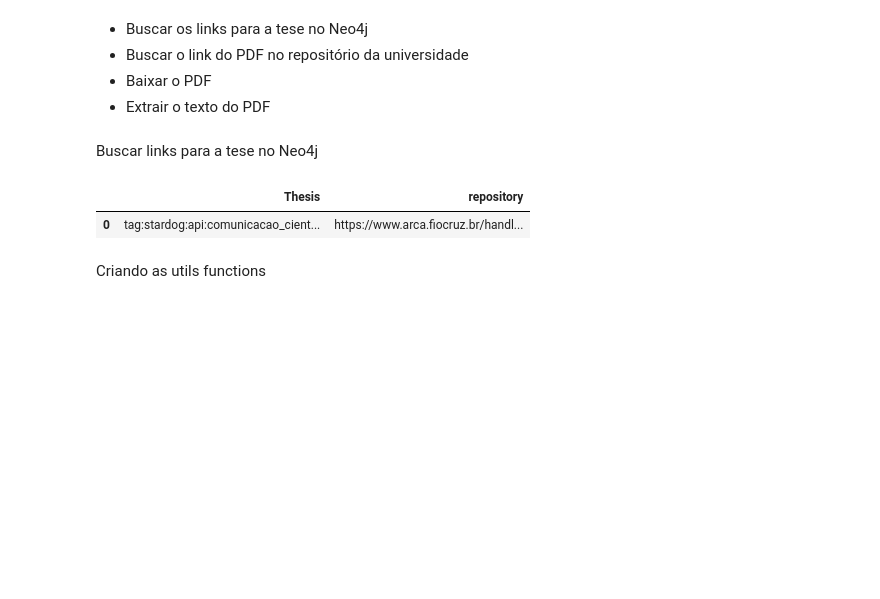
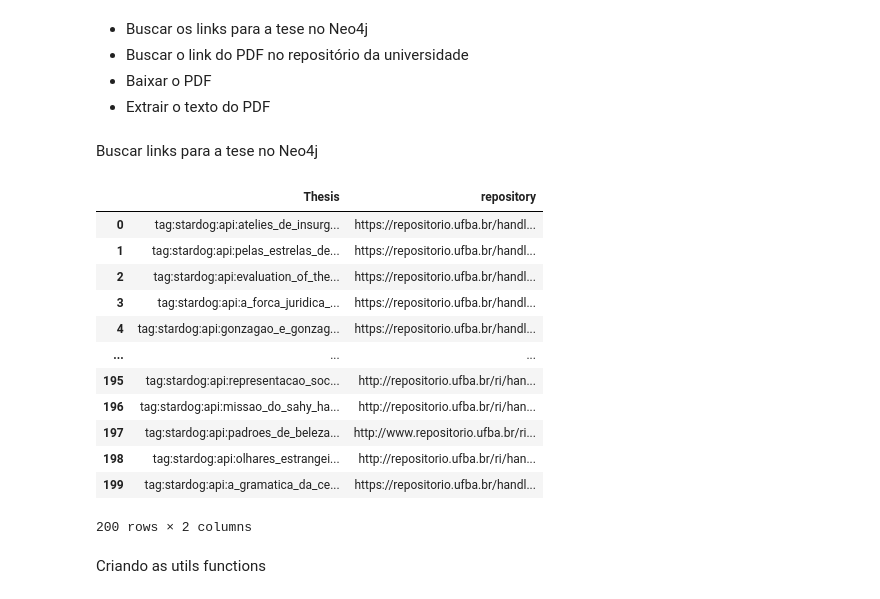
Before and after one commit to fabiocorreacordeiro/Indigenous-Slavery-KG, a Jupyter notebook: data/crawler_bibliotecas/Crawler UFBA.ipynb, the cells around one changed output. Cells and saved outputs as stored; diff of their text form; code cells hidden in the pictures; blank space fills up the shorter version.

```diff
--- a/data/crawler_bibliotecas/Crawler UFBA.ipynb
+++ b/data/crawler_bibliotecas/Crawler UFBA.ipynb
@@ -40,35 +40,46 @@ MATCH (t:Thesis)-[:publisher]-(uni:University{uri:'tag:stardog:api:UFBA'})
 WHERE NOT EXISTS {(t{processed:true})}
 RETURN distinct(t["uri"]) as Thesis, t["repository"] as repository
 """
 
 # Alternative query to get theses that do not have excerpts and have been processed.
 query2 = """
 match (t:Thesis)-[:publisher]-(uni:University{uri:'tag:stardog:api:UFBA'})
 where (not (t:Thesis)-[:BFO_0000050]-(:Exerpt)) and  exists {(t{processed:true})}
 return distinct(t["uri"]) as Thesis, t["repository"] as repository
 """
 
 # Query to retrive theses with few pages and their repositories.
 query3 = """
 MATCH (t:Thesis)-[:publisher]-(uni:University{uri:'tag:stardog:api:UFBA'})
 Match (t:Thesis)-[:BFO_0000050]-(e:Exerpt)
 RETURN count(e) as pages, t["uri"] as Thesis, t["repository"] as repository
  order by (pages) limit 40
 """
 
 graph = GraphDatabase.driver(NEO4J_URL, auth=(NEO4J_USERNAME, NEO4J_PASSWORD))
 results = graph.execute_query(query1).records
 graph.close()
 
 #results = graph.query(query2)
 # Convert the results to a DataFrame
 #thesis_repository = pd.DataFrame(results, columns=["pages", "Thesis", "repository"])
 thesis_repository = pd.DataFrame(results, columns=["Thesis", "repository"])
-thesis_repository = thesis_repository[:1].reset_index(drop=True)
+thesis_repository = thesis_repository[:200].reset_index(drop=True)
 thesis_repository
 # %% [output]
 |  | Thesis | repository |
-| 0 | tag:stardog:api:comunicacao_cient... | https://www.arca.fiocruz.br/handl... |
+| 0 | tag:stardog:api:atelies_de_insurg... | https://repositorio.ufba.br/handl... |
+| 1 | tag:stardog:api:pelas_estrelas_de... | https://repositorio.ufba.br/handl... |
+| 2 | tag:stardog:api:evaluation_of_the... | https://repositorio.ufba.br/handl... |
+| 3 | tag:stardog:api:a_forca_juridica_... | https://repositorio.ufba.br/handl... |
+| 4 | tag:stardog:api:gonzagao_e_gonzag... | https://repositorio.ufba.br/handl... |
+| ... | ... | ... |
+| 195 | tag:stardog:api:representacao_soc... | http://repositorio.ufba.br/ri/han... |
+| 196 | tag:stardog:api:missao_do_sahy_ha... | http://repositorio.ufba.br/ri/han... |
+| 197 | tag:stardog:api:padroes_de_beleza... | http://www.repositorio.ufba.br/ri... |
+| 198 | tag:stardog:api:olhares_estrangei... | http://repositorio.ufba.br/ri/han... |
+| 199 | tag:stardog:api:a_gramatica_da_ce... | https://repositorio.ufba.br/handl... |
+200 rows × 2 columns
 # %% [markdown]
 Criando as utils functions
 # %%
```
Also changed, not shown: parts of 2 cells of this notebook, 1 other file.
